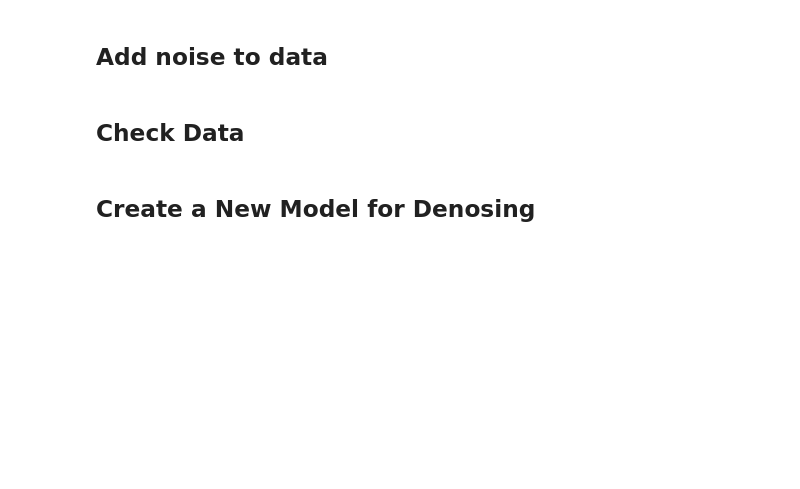
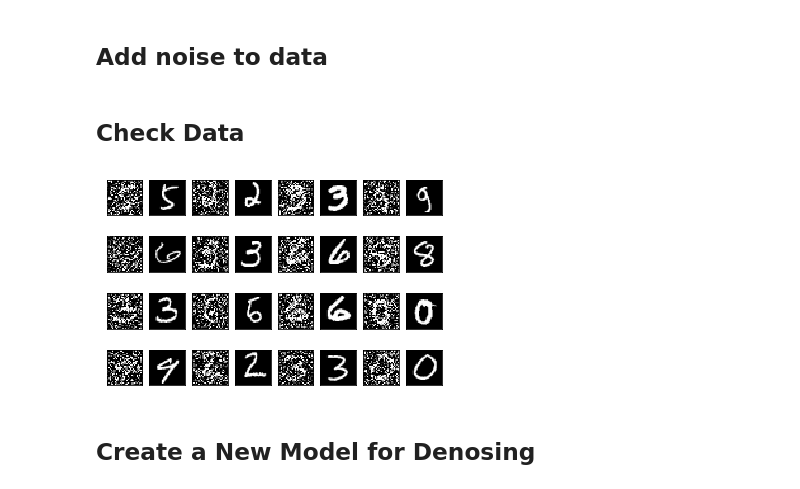
Before and after one commit to MrXiaoXiao/DLiES, a Jupyter notebook: Lecture3/codes/FullyConnectedAutoencoderExample.ipynb, the cells around one changed output. Drawn from its saved outputs; the diff is of its cells as text; code cells hidden in the pictures; blank space fills up the shorter version.

```diff
--- a/Lecture3/codes/FullyConnectedAutoencoderExample.ipynb
+++ b/Lecture3/codes/FullyConnectedAutoencoderExample.ipynb
@@ -78,7 +125,7 @@ for i in range(16):
 # %% [markdown]
 ## Add noise to data
 # %%
-noise_factor = 0.5
+noise_factor = 0.7
 x_train_noisy = x_train + noise_factor * np.random.normal(loc=0.0, scale=1.0, size=x_train.shape)
 x_test_noisy = x_test + noise_factor * np.random.normal(loc=0.0, scale=1.0, size=x_test.shape)
 x_train_noisy = np.clip(x_train_noisy, 0., 1.)
@@ -87,11 +134,18 @@ x_test_noisy = np.clip(x_test_noisy, 0., 1.)
 ## Check Data
 # %%
 for i in range(16):
-    plt.subplot(4, 4, 1 + i, xticks=[], yticks=[])
+    plt.subplot(4, 8, 1 + i*2, xticks=[], yticks=[])
     img_id = np.random.randint(np.shape(x_train)[0])
     im = x_train_noisy[img_id,::].reshape([28,28])
     plt.imshow(im)
     plt.gray()
+
+    plt.subplot(4, 8, 2 + i*2, xticks=[], yticks=[])
+    im = x_train[img_id,::].reshape([28,28])
+    plt.imshow(im)
+    plt.gray()
+# %% [output]
+[figure, added]
 # %% [markdown]
 ## Create a New Model for Denosing
 # %%
```
Also changed, not shown: parts of 7 cells of this notebook, 2 other files.
